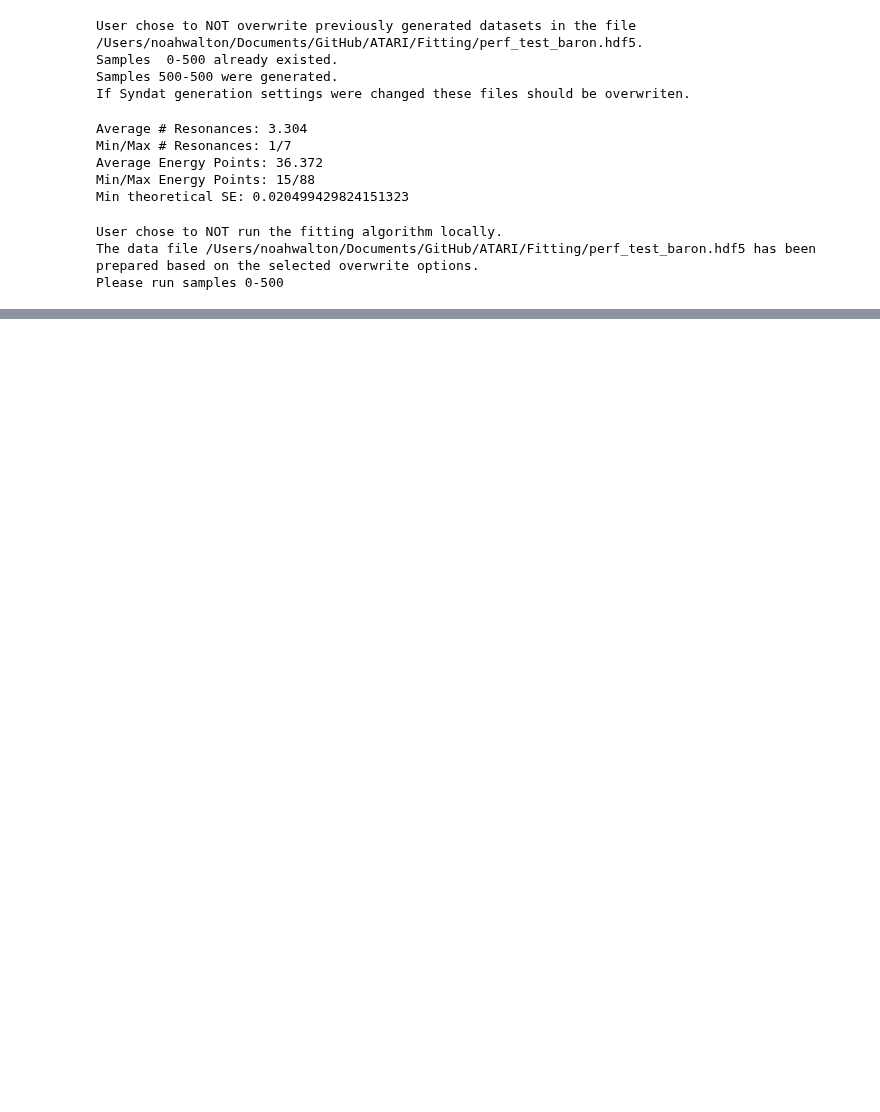
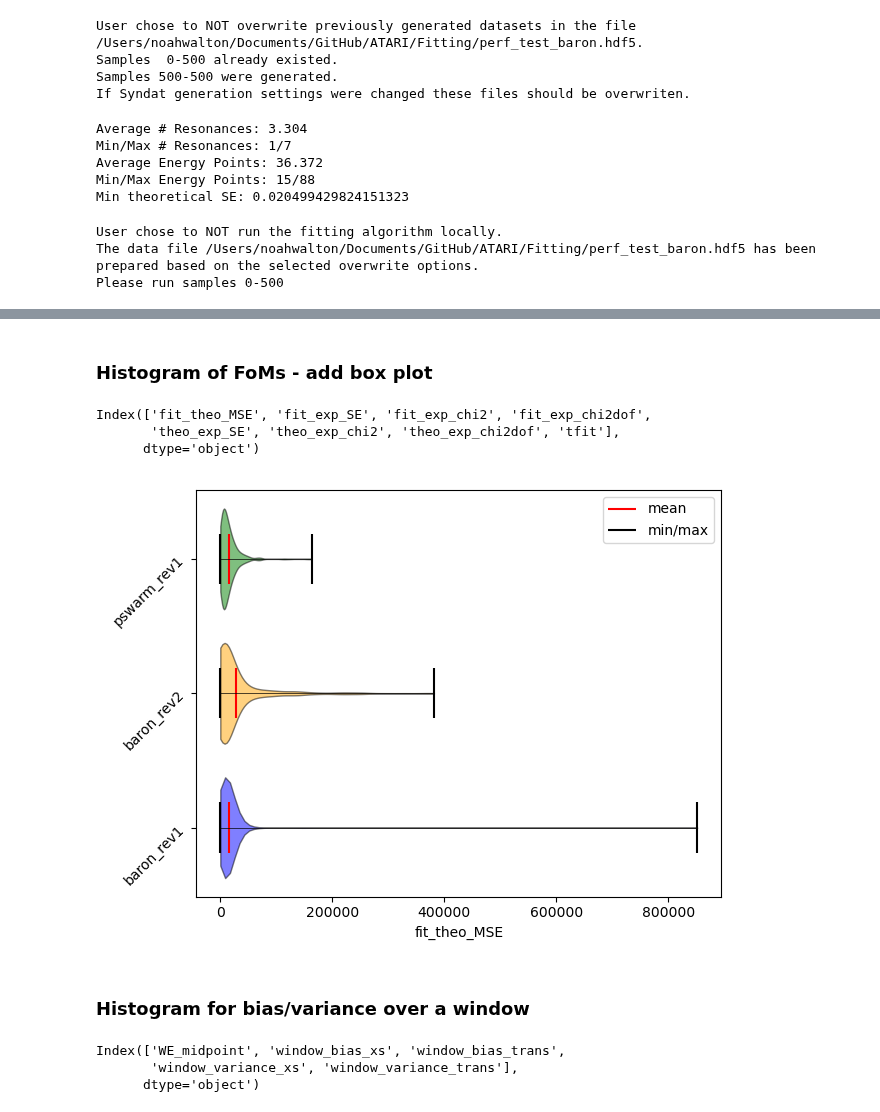
Before and after one commit to Naww137/ATARI, a Jupyter notebook: examples/UserExample_PiTFAll.ipynb, the cells around one changed output, grey strips where cells are left out. Drawn from its saved outputs; the diff is of its cells as text; code cells hidden in the pictures; blank space fills up the shorter version.

```diff
--- a/examples/UserExample_PiTFAll.ipynb
+++ b/examples/UserExample_PiTFAll.ipynb
@@ -34,7 +34,7 @@ Ta_pair = syndat.particle_pair( ac, M, m, I, i, l_max,
 # %%
 
 # initialize experimental setup
-E_min_max = [100, 120]
+E_min_max = [110, 150]
 input_options = { 'Add Noise': True,
             'Sample TURP':True,
             'Sample TOCS':True,
@@ -42,10 +42,10 @@ input_options = { 'Add Noise': True,
             'Compression Points':[],
             'Grouping Factors':None}
 
-experiment_parameters = {'bw': {'val':0.02,    'unc'   :   0}}
+experiment_parameters = {'bw': {'val':0.1,    'unc'   :   0}}
 
 exp = syndat.experiment(E_min_max,
                         input_options=input_options,
                         experiment_parameters=experiment_parameters)
-len(exp.energy_domain)
+print(len(exp.energy_domain))
 # %% [output]
@@ -132,8 +155,7 @@ Please run samples 0-500
 # # pd.read_hdf(case_file, 'sample_0/exp_pw')
 # # pd.read_hdf(case_file, 'sample_0/theo_par')
 # %%
-integral_FoMs, bv_pw_inwindow_df, sample_data, printout = perf_test.analyze(Ta_pair, exp, 'baron')
-integral_FoMs_rev2, bv_pw_inwindow_df_rev2, sample_data_rev2, printout_rev2 = perf_test.analyze(Ta_pair, exp, 'baron_rev2')
+integral_FoMs_baron_rev1, integral_par_FoMs_baron_rev1, bv_pw_inwindow_baron_rev1, syndat_data_baron_rev1, printout_baron_rev1 = perf_test.analyze(Ta_pair, exp, 'baron')
+integral_FoMs_baron_rev2, integral_par_FoMs_baron_rev2, bv_pw_inwindow_baron_rev2, syndat_data_baron_rev2, printout_baron_rev2 = perf_test.analyze(Ta_pair, exp, 'baron_rev2')
+integral_FoMs_pswarm_rev1, integral_par_FoMs_pswarm_rev1, bv_pw_inwindow_pswarm_rev1, syndat_data_pswarm_rev1, printout_pswarm_rev1 = perf_test.analyze(Ta_pair, exp, 'pswarm_rev1')
 # pd.read_hdf(case_file, 'integral_FoMs')
-
-print(printout)
@@ -198,0 +175,28 @@ bins = hist(integral_FoMs.fit_theo_MSE, bins=100, density=True)
+# %% [markdown]
+### Histogram of FoMs - add box plot
+# %%
+print(integral_FoMs_baron_rev1.keys())
+# %% [output]
+Index(['fit_theo_MSE', 'fit_exp_SE', 'fit_exp_chi2', 'fit_exp_chi2dof',
+       'theo_exp_SE', 'theo_exp_chi2', 'theo_exp_chi2dof', 'tfit'],
+      dtype='object')
+# %%
+fom = 'fit_theo_MSE'
+bins = 100
+# bins = np.linspace(0,30, bins)
+
+violin_data = [integral_FoMs_baron_rev1[fom], integral_FoMs_baron_rev2[fom], integral_FoMs_pswarm_rev1[fom]]
+violin_labels = ['baron_rev1', 'baron_rev2', 'pswarm_rev1']
+violin_colors = ['blue', 'orange', 'green']
+
+fig = pf.pf_plot.violin(violin_data, violin_labels, violin_colors, fom)
+# %% [output]
+[figure, added]
+# %% [markdown]
+### Histogram for bias/variance over a window
+# %%
+print(bv_pw_inwindow_baron_rev1.keys())
+# %% [output]
+Index(['WE_midpoint', 'window_bias_xs', 'window_bias_trans',
+       'window_variance_xs', 'window_variance_trans'],
+      dtype='object')
```
Also changed, not shown: parts of 37 cells of this notebook, 5 other files.
